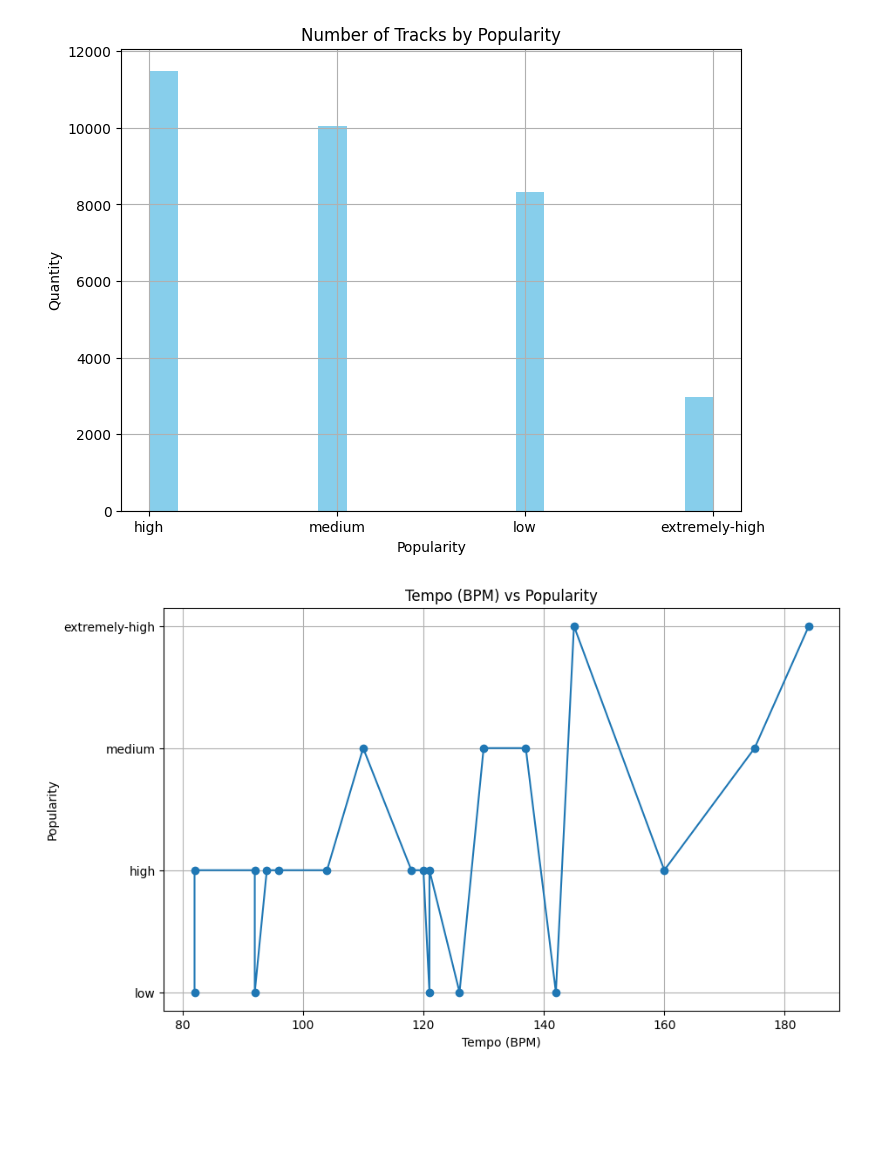
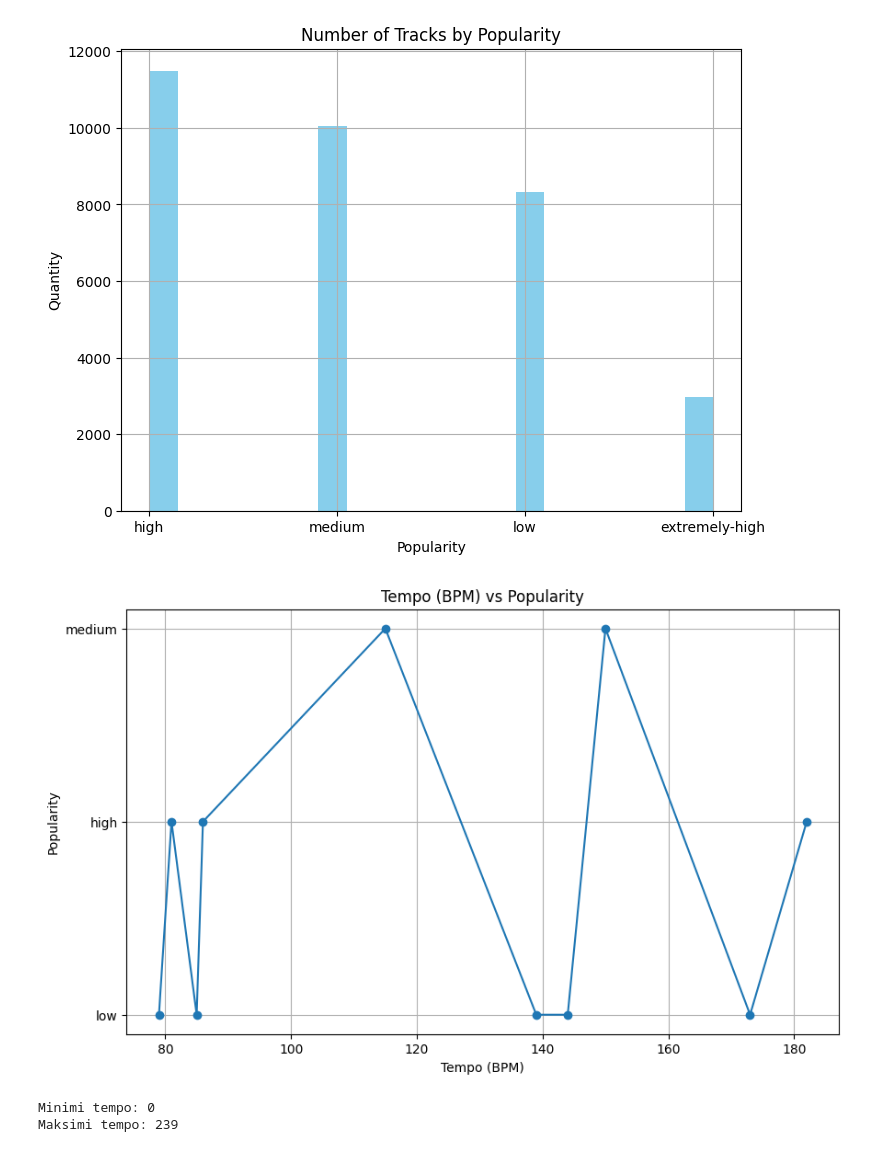
Before and after one commit to koskinenj/Analysoinnin__projekti, a Jupyter notebook: Project NEW.ipynb, the cells around one changed output. Saved outputs shown, nothing was run; the diff lists cells and outputs as text; code cells hidden in the pictures; blank space fills up the shorter version.

```diff
--- a/Project NEW.ipynb
+++ b/Project NEW.ipynb
@@ -248,15 +248,24 @@ plt.show()
 # %% [output]
 [figure]
 # %%
-spotify_subset = spotify.sample(20)  # Valitaan 20 eri kappaletta kaavioon
+spotify_subset = spotify.sample(10)  # Valitaan 20 eri kappaletta kaavioon
 spotify_subset = spotify_subset.sort_values(by='Tempo (BPM)', ascending=True)
 
 plt.figure(figsize=(10, 6))
 plt.plot(spotify_subset['Tempo (BPM)'], spotify_subset['Popularity'], marker='o')
 plt.title('Tempo (BPM) vs Popularity')
 plt.xlabel('Tempo (BPM)')
 plt.ylabel('Popularity')
 plt.grid(True)
 plt.show()
 # %% [output]
-[figure, old version]
+[figure, new version]
+# %%
+tempo_min = np.min(spotify['Tempo (BPM)'])
+tempo_max = np.max(spotify['Tempo (BPM)'])
+
+print(f"Minimi tempo: {tempo_min}")
+print(f"Maksimi tempo: {tempo_max}")
+# %% [output]
+Minimi tempo: 0
+Maksimi tempo: 239
```
Also changed, not shown: parts of 1 cell of this notebook.
